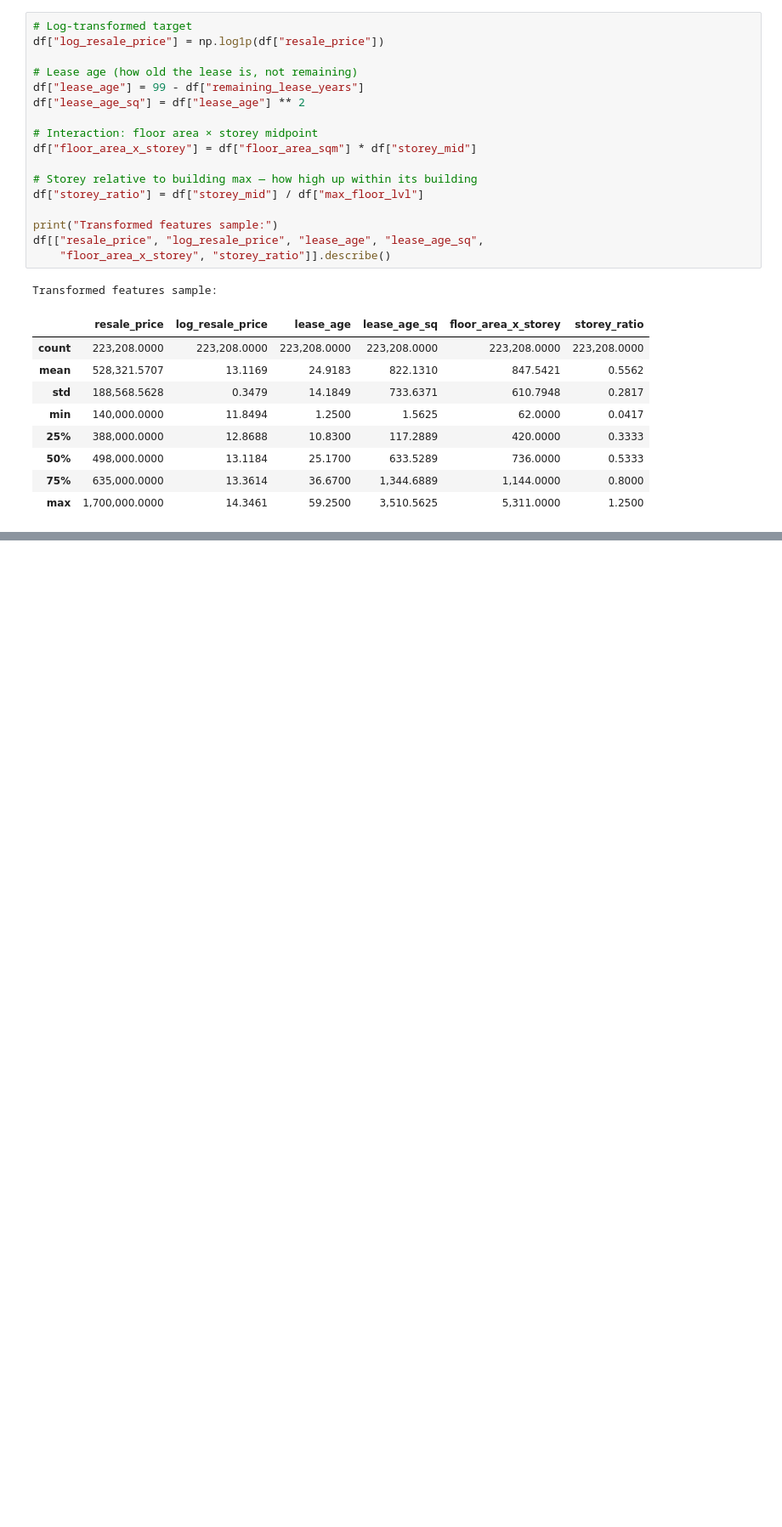
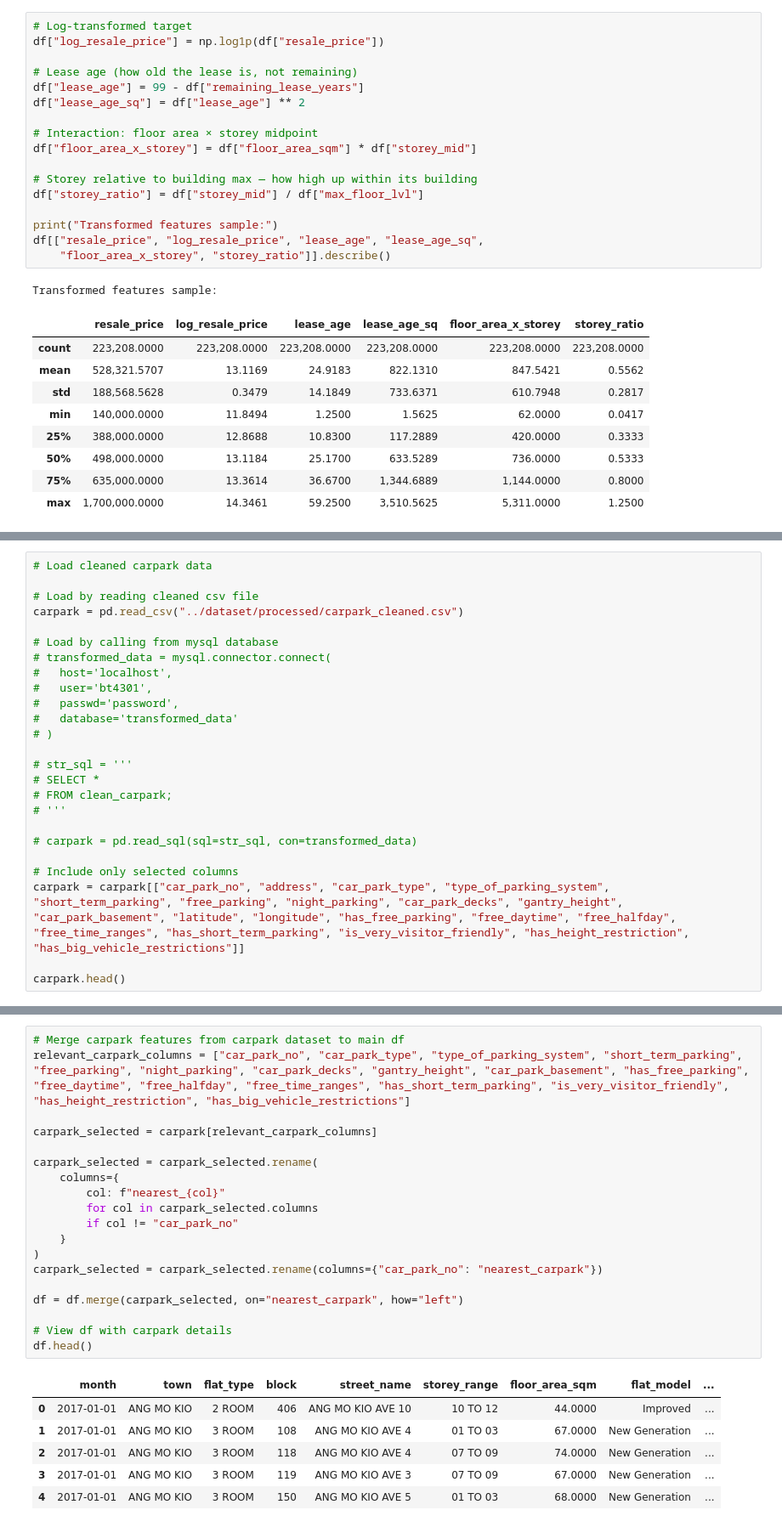
Before and after one commit to hamy-nguyen/hdb-price-estimator, a Jupyter notebook: notebooks/feature_engineering_resale_flat_price.ipynb, the cells around one changed output, grey strips where cells are left out. Shown at 85% size. Saved outputs shown, nothing was run; the diff lists cells and outputs as text; blank space fills up the shorter version.

```diff
--- a/notebooks/feature_engineering_resale_flat_price.ipynb
+++ b/notebooks/feature_engineering_resale_flat_price.ipynb
@@ -423,0 +431,25 @@ Transformed features sample:
+# %%
+# Load cleaned carpark data
+
+# Load by reading cleaned csv file
+carpark = pd.read_csv("../dataset/processed/carpark_cleaned.csv")
+
+# Load by calling from mysql database
+# transformed_data = mysql.connector.connect(
+# 	host='localhost',
+# 	user='bt4301',
+# 	passwd='password',
+# 	database='transformed_data'
+# )
+
+# str_sql = '''
+# SELECT *
+# FROM clean_carpark;
+# '''
+
+# carpark = pd.read_sql(sql=str_sql, con=transformed_data)
+
+# Include only selected columns
+carpark = carpark[["car_park_no", "address", "car_park_type", "type_of_parking_system", "short_term_parking", "free_parking", "night_parking", "car_park_decks", "gantry_height", "car_park_basement", "latitude", "longitude", "has_free_parking", "free_daytime", "free_halfday", "free_time_ranges", "has_short_term_parking", "is_very_visitor_friendly", "has_height_restriction", "has_big_vehicle_restrictions"]]
+
+carpark.head()
@@ -424,2 +506,28 @@ Transformed features sample:
+# %%
+# Merge carpark features from carpark dataset to main df
+relevant_carpark_columns = ["car_park_no", "car_park_type", "type_of_parking_system", "short_term_parking", "free_parking", "night_parking", "car_park_decks", "gantry_height", "car_park_basement", "has_free_parking", "free_daytime", "free_halfday", "free_time_ranges", "has_short_term_parking", "is_very_visitor_friendly", "has_height_restriction", "has_big_vehicle_restrictions"]
+
+carpark_selected = carpark[relevant_carpark_columns]
+
+carpark_selected = carpark_selected.rename(
+    columns={
+        col: f"nearest_{col}"
+        for col in carpark_selected.columns
+        if col != "car_park_no"
+    }
+)
+carpark_selected = carpark_selected.rename(columns={"car_park_no": "nearest_carpark"})
+
+df = df.merge(carpark_selected, on="nearest_carpark", how="left")
+
+# View df with carpark details
+df.head()
+# %% [output]
+|  | month | town | flat_type | block | street_name | storey_range | floor_area_sqm | flat_model | ... |
+| 0 | 2017-01-01 | ANG MO KIO | 2 ROOM | 406 | ANG MO KIO AVE 10 | 10 TO 12 | 44.0000 | Improved | ... |
+| 1 | 2017-01-01 | ANG MO KIO | 3 ROOM | 108 | ANG MO KIO AVE 4 | 01 TO 03 | 67.0000 | New Generation | ... |
+| 2 | 2017-01-01 | ANG MO KIO | 3 ROOM | 118 | ANG MO KIO AVE 4 | 07 TO 09 | 74.0000 | New Generation | ... |
+| 3 | 2017-01-01 | ANG MO KIO | 3 ROOM | 119 | ANG MO KIO AVE 3 | 07 TO 09 | 67.0000 | New Generation | ... |
+| 4 | 2017-01-01 | ANG MO KIO | 3 ROOM | 150 | ANG MO KIO AVE 5 | 01 TO 03 | 68.0000 | New Generation | ... |
 # %% [markdown]
 ---
```
Also changed, not shown: parts of 12 cells of this notebook.
